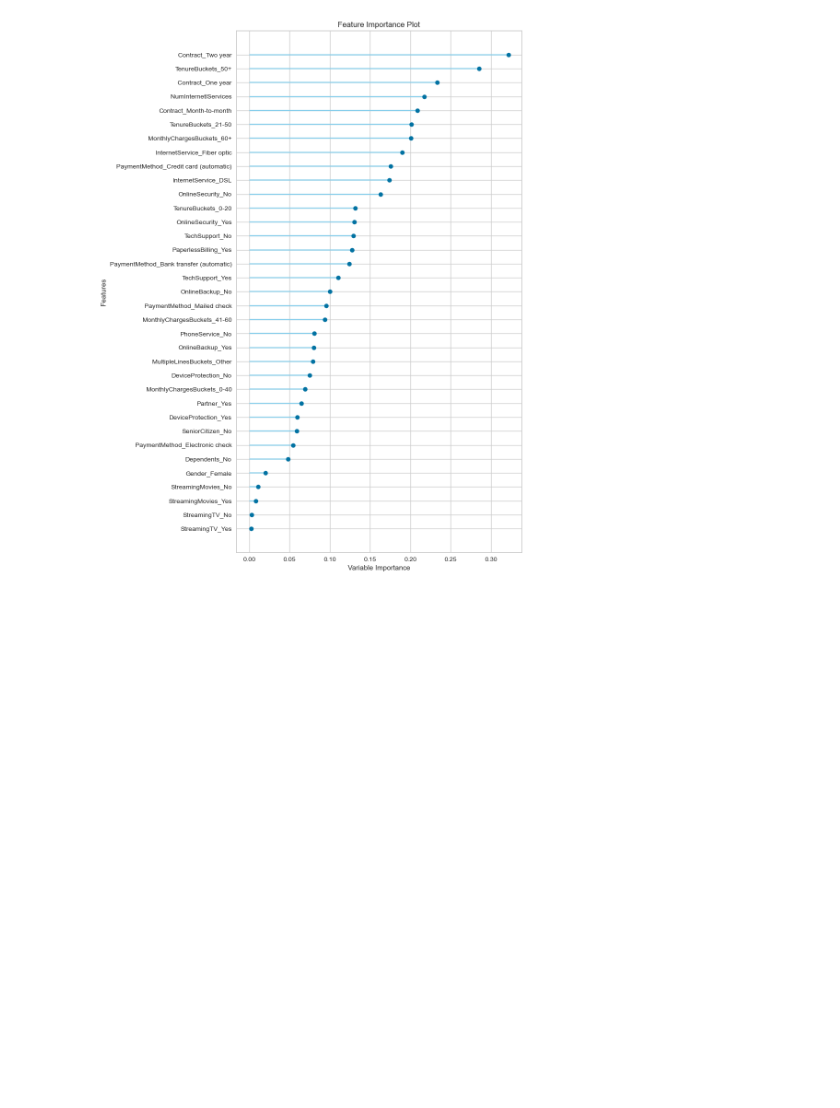
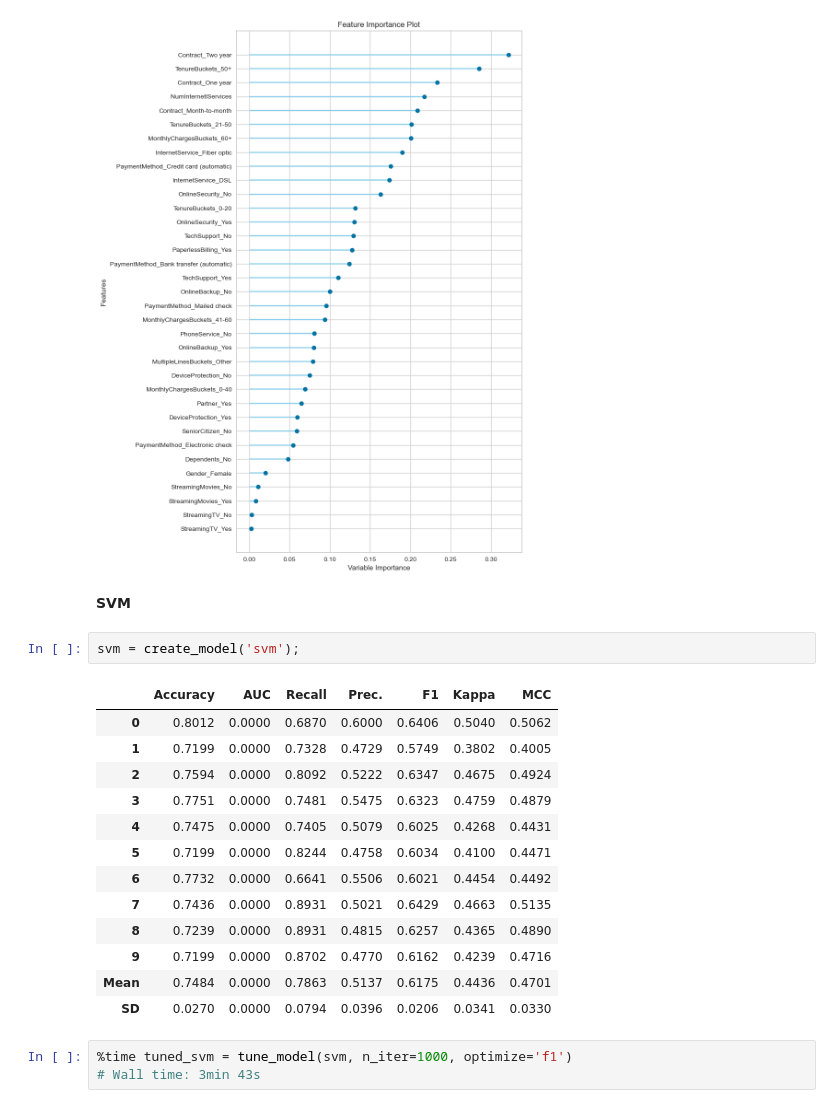
Before and after one commit to kubekmonika/customer-churn-analysis-telco-dataset, a Jupyter notebook: notebooks/model.ipynb, the cells around one changed output. Saved outputs shown, nothing was run; the diff lists cells and outputs as text; blank space fills up the shorter version.

```diff
--- a/notebooks/model.ipynb
+++ b/notebooks/model.ipynb
@@ -206,3 +206,24 @@ plot_model(tuned_ridge, plot = 'error')
 plot_model(tuned_ridge, plot = 'feature_all')
 # %% [output]
 [figure]
+# %% [markdown]
+**SVM**
+# %%
+svm = create_model('svm');
+# %% [output]
+|  | Accuracy | AUC | Recall | Prec. | F1 | Kappa | MCC |
+| 0 | 0.8012 | 0.0000 | 0.6870 | 0.6000 | 0.6406 | 0.5040 | 0.5062 |
+| 1 | 0.7199 | 0.0000 | 0.7328 | 0.4729 | 0.5749 | 0.3802 | 0.4005 |
+| 2 | 0.7594 | 0.0000 | 0.8092 | 0.5222 | 0.6347 | 0.4675 | 0.4924 |
+| 3 | 0.7751 | 0.0000 | 0.7481 | 0.5475 | 0.6323 | 0.4759 | 0.4879 |
+| 4 | 0.7475 | 0.0000 | 0.7405 | 0.5079 | 0.6025 | 0.4268 | 0.4431 |
+| 5 | 0.7199 | 0.0000 | 0.8244 | 0.4758 | 0.6034 | 0.4100 | 0.4471 |
+| 6 | 0.7732 | 0.0000 | 0.6641 | 0.5506 | 0.6021 | 0.4454 | 0.4492 |
+| 7 | 0.7436 | 0.0000 | 0.8931 | 0.5021 | 0.6429 | 0.4663 | 0.5135 |
+| 8 | 0.7239 | 0.0000 | 0.8931 | 0.4815 | 0.6257 | 0.4365 | 0.4890 |
+| 9 | 0.7199 | 0.0000 | 0.8702 | 0.4770 | 0.6162 | 0.4239 | 0.4716 |
+| Mean | 0.7484 | 0.0000 | 0.7863 | 0.5137 | 0.6175 | 0.4436 | 0.4701 |
+| SD | 0.0270 | 0.0000 | 0.0794 | 0.0396 | 0.0206 | 0.0341 | 0.0330 |
+# %%
+%time tuned_svm = tune_model(svm, n_iter=1000, optimize='f1')
+# Wall time: 3min 43s
```
Also changed, not shown: parts of 5 cells of this notebook.
